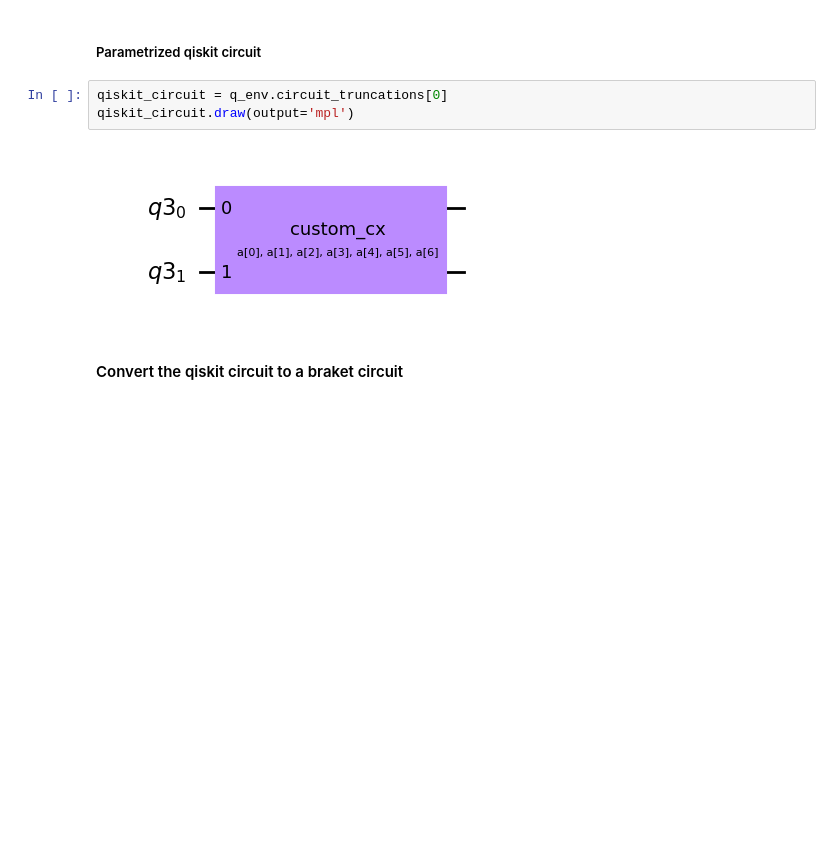
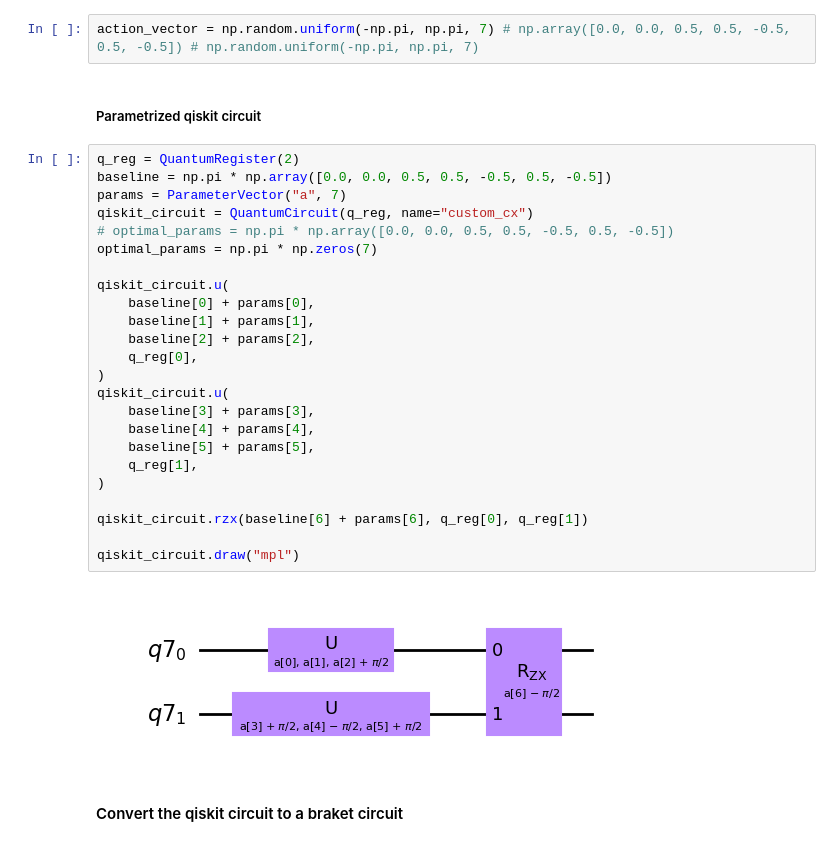
Before and after one commit to lukasvoss/Quantum_Optimal_Control, a Jupyter notebook: 00_AWS/02_gate_level/qiskit_to_braket_circuit.ipynb, the cells around one changed output. Drawn from its saved outputs; the diff is of its cells as text; blank space fills up the shorter version.

```diff
--- a/00_AWS/02_gate_level/qiskit_to_braket_circuit.ipynb
+++ b/00_AWS/02_gate_level/qiskit_to_braket_circuit.ipynb
@@ -31,10 +18,33 @@ SparsePauliOp(['II', 'IY', 'XI', 'XY'],
+# %%
+action_vector = np.random.uniform(-np.pi, np.pi, 7) # np.array([0.0, 0.0, 0.5, 0.5, -0.5, 0.5, -0.5]) # np.random.uniform(-np.pi, np.pi, 7)
 # %% [markdown]
 ##### Parametrized qiskit circuit
-# %%
-qiskit_circuit = q_env.circuit_truncations[0]
-qiskit_circuit.draw(output='mpl')
-# %% [output]
-[figure, removed]
+# %%
+q_reg = QuantumRegister(2)
+baseline = np.pi * np.array([0.0, 0.0, 0.5, 0.5, -0.5, 0.5, -0.5])
+params = ParameterVector("a", 7)
+qiskit_circuit = QuantumCircuit(q_reg, name="custom_cx")
+# optimal_params = np.pi * np.array([0.0, 0.0, 0.5, 0.5, -0.5, 0.5, -0.5])
+optimal_params = np.pi * np.zeros(7)
+
+qiskit_circuit.u(
+    baseline[0] + params[0],
+    baseline[1] + params[1],
+    baseline[2] + params[2],
+    q_reg[0],
+)
+qiskit_circuit.u(
+    baseline[3] + params[3],
+    baseline[4] + params[4],
+    baseline[5] + params[5],
+    q_reg[1],
+)
+
+qiskit_circuit.rzx(baseline[6] + params[6], q_reg[0], q_reg[1])
+
+qiskit_circuit.draw("mpl")
+# %% [output]
+[figure, added]
 # %% [markdown]
 #### Convert the qiskit circuit to a braket circuit
 # %%
```
Also changed, not shown: parts of 26 cells of this notebook, 53 other files.
